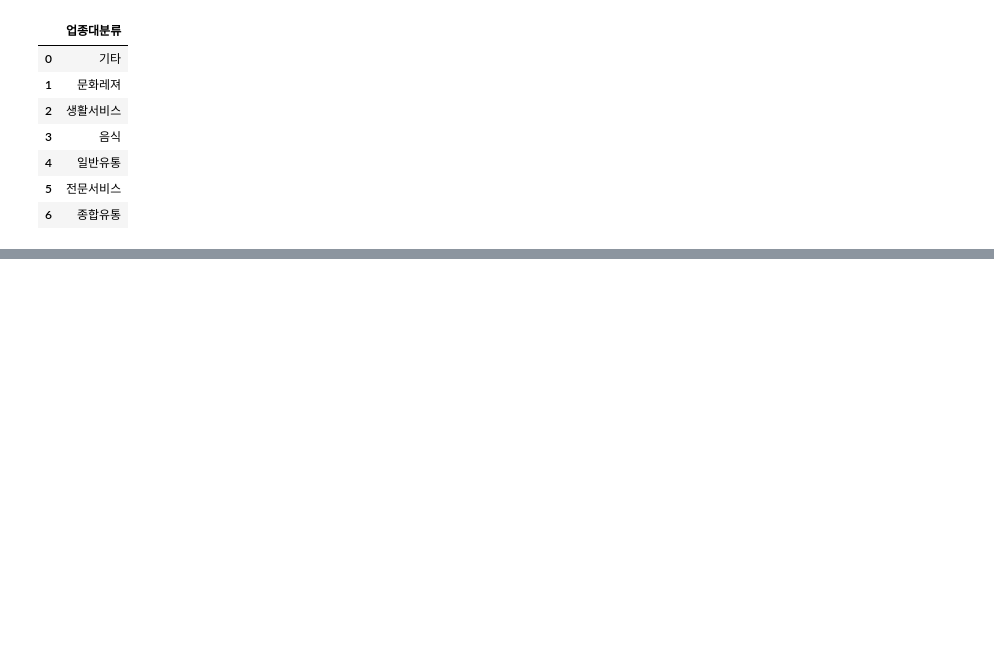
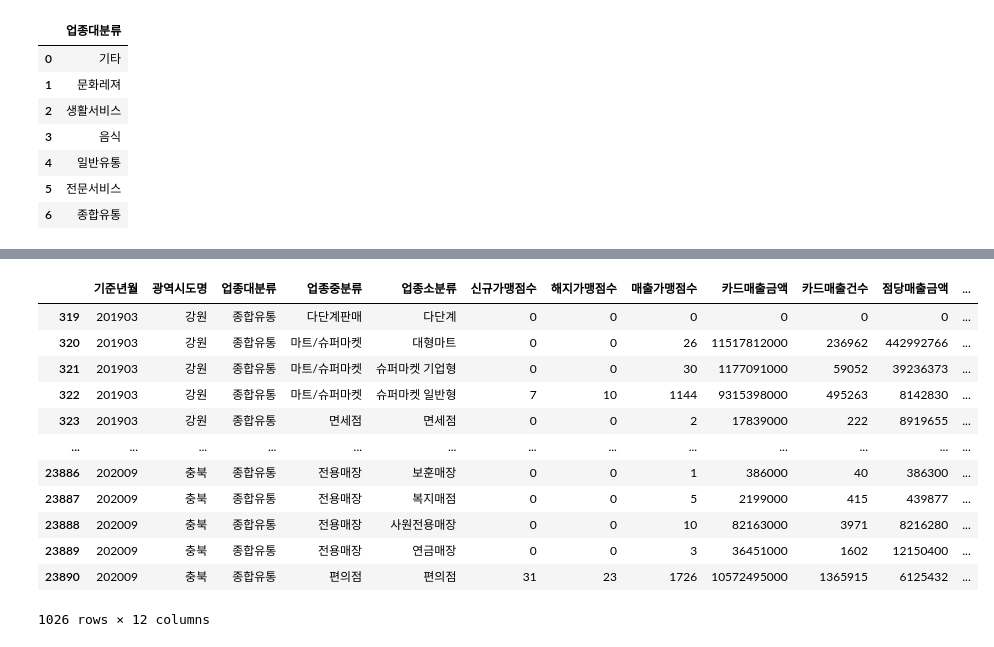
Before and after one commit to ghgit1798/2021-financial-competition, a Jupyter notebook: 신한카드_대분류_클러스터링.ipynb, the cells around one changed output, grey strips where cells are left out. Drawn from its saved outputs; the diff is of its cells as text; code cells hidden in the pictures; blank space fills up the shorter version.

```diff
--- a/신한카드_대분류_클러스터링.ipynb
+++ b/신한카드_대분류_클러스터링.ipynb
@@ -228,0 +277,16 @@ Name: 클러스터, dtype: int32
+# %%
+sh[sh['업종대분류']=='종합유통']
+# %% [output]
+|  | 기준년월 | 광역시도명 | 업종대분류 | 업종중분류 | 업종소분류 | 신규가맹점수 | 해지가맹점수 | 매출가맹점수 | 카드매출금액 | 카드매출건수 | 점당매출금액 | ... |
+| 319 | 201903 | 강원 | 종합유통 | 다단계판매 | 다단계 | 0 | 0 | 0 | 0 | 0 | 0 | ... |
+| 320 | 201903 | 강원 | 종합유통 | 마트/슈퍼마켓 | 대형마트 | 0 | 0 | 26 | 11517812000 | 236962 | 442992766 | ... |
+| 321 | 201903 | 강원 | 종합유통 | 마트/슈퍼마켓 | 슈퍼마켓 기업형 | 0 | 0 | 30 | 1177091000 | 59052 | 39236373 | ... |
+| 322 | 201903 | 강원 | 종합유통 | 마트/슈퍼마켓 | 슈퍼마켓 일반형 | 7 | 10 | 1144 | 9315398000 | 495263 | 8142830 | ... |
+| 323 | 201903 | 강원 | 종합유통 | 면세점 | 면세점 | 0 | 0 | 2 | 17839000 | 222 | 8919655 | ... |
+| ... | ... | ... | ... | ... | ... | ... | ... | ... | ... | ... | ... | ... |
+| 23886 | 202009 | 충북 | 종합유통 | 전용매장 | 보훈매장 | 0 | 0 | 1 | 386000 | 40 | 386300 | ... |
+| 23887 | 202009 | 충북 | 종합유통 | 전용매장 | 복지매점 | 0 | 0 | 5 | 2199000 | 415 | 439877 | ... |
+| 23888 | 202009 | 충북 | 종합유통 | 전용매장 | 사원전용매장 | 0 | 0 | 10 | 82163000 | 3971 | 8216280 | ... |
+| 23889 | 202009 | 충북 | 종합유통 | 전용매장 | 연금매장 | 0 | 0 | 3 | 36451000 | 1602 | 12150400 | ... |
+| 23890 | 202009 | 충북 | 종합유통 | 편의점 | 편의점 | 31 | 23 | 1726 | 10572495000 | 1365915 | 6125432 | ... |
+1026 rows × 12 columns
```
Also changed, not shown: parts of 10 cells of this notebook.
